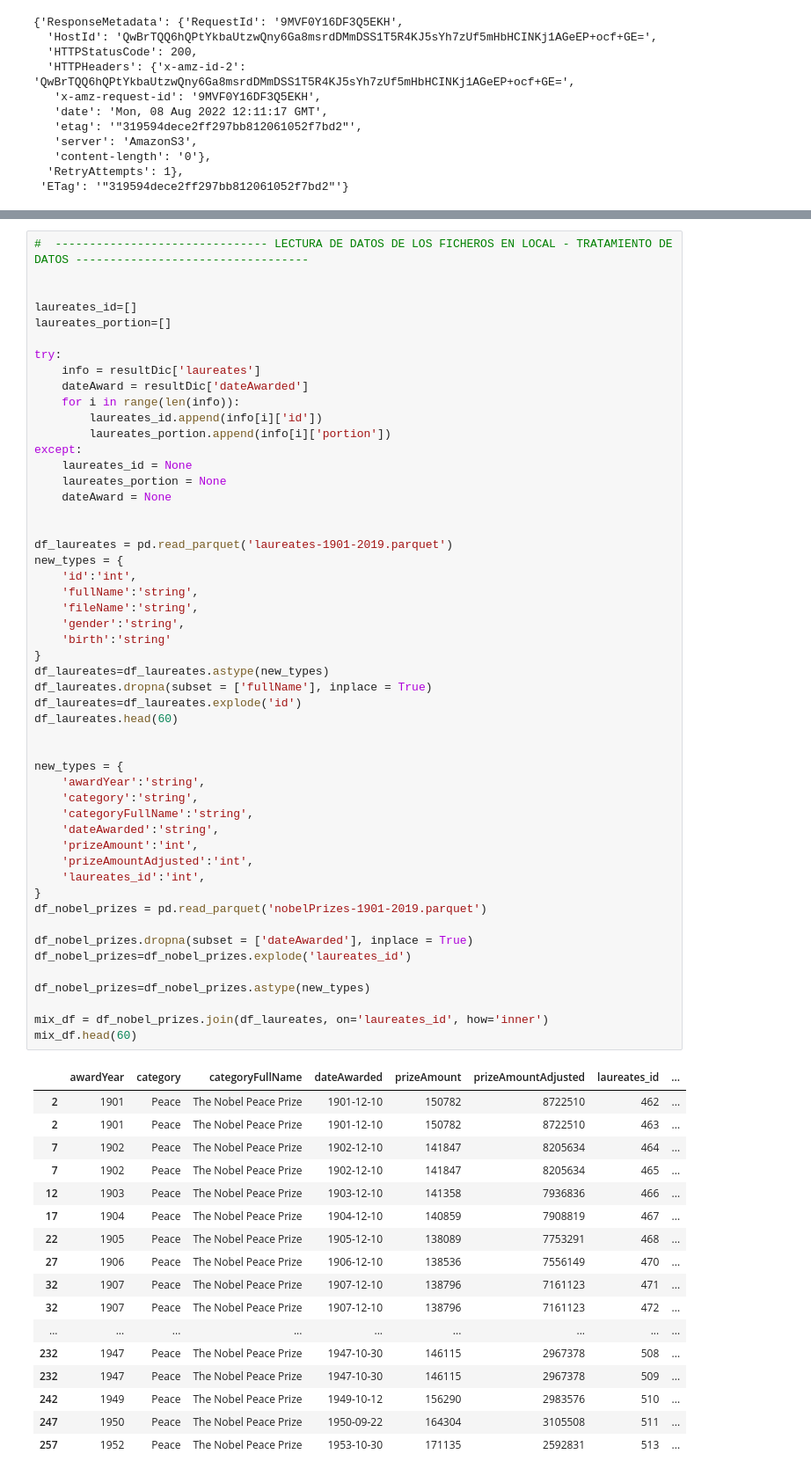
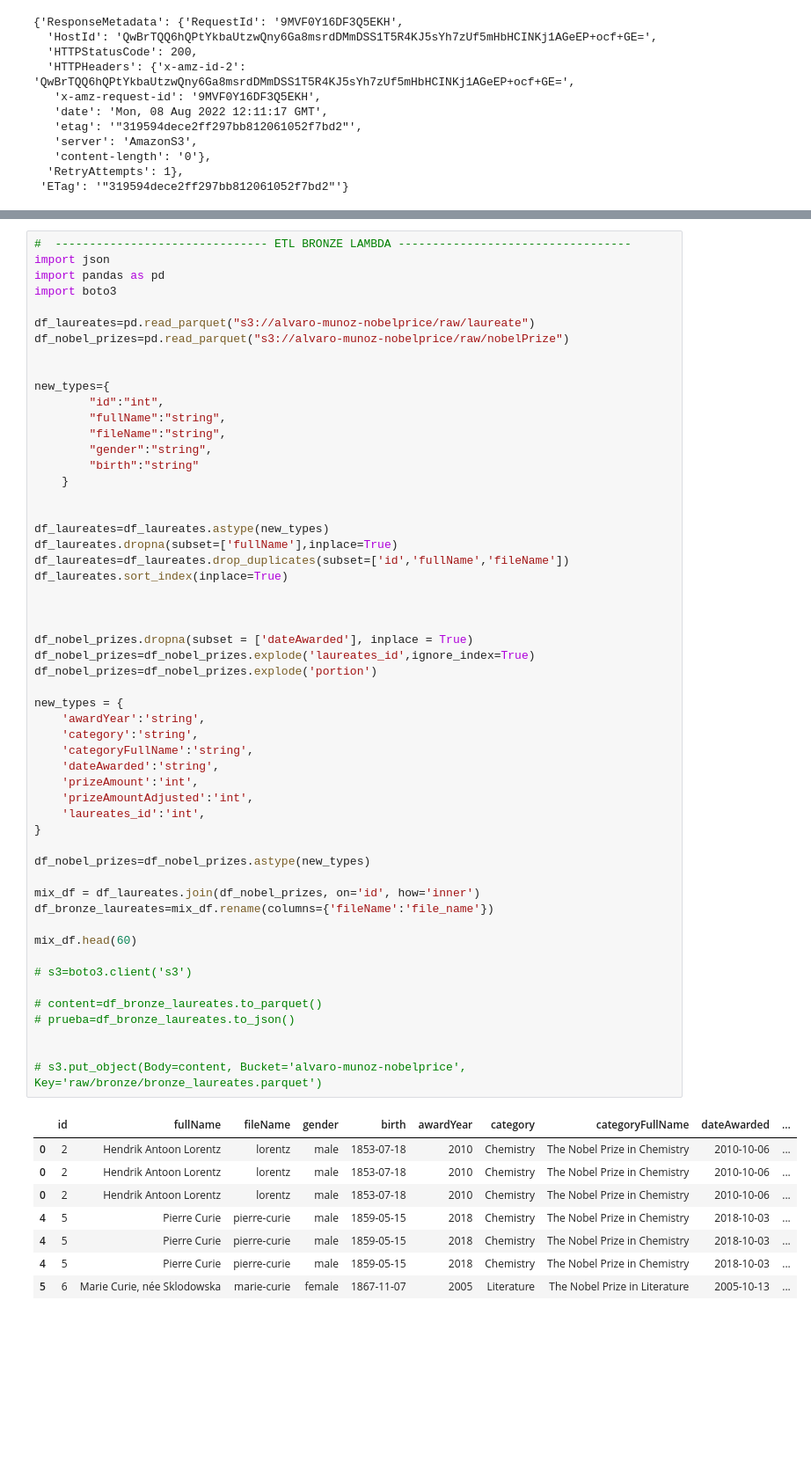
Before and after one commit to fermatrix/mc2-m13-capstone-fermatrix, a Jupyter notebook: Steven/testing.ipynb, the cells around one changed output, grey strips where cells are left out. Shown: that part at 88% size. Cells and saved outputs as stored; diff of their text form; blank space fills up the shorter version.

```diff
--- a/Steven/testing.ipynb
+++ b/Steven/testing.ipynb
@@ -138,69 +125,63 @@ df_nobel_s3.head(60)
 # %%
-#  ------------------------------- LECTURA DE DATOS DE LOS FICHEROS EN LOCAL - TRATAMIENTO DE DATOS ----------------------------------
+#  ------------------------------- ETL BRONZE LAMBDA ----------------------------------
+import json
+import pandas as pd
+import boto3
+
+df_laureates=pd.read_parquet("s3://alvaro-munoz-nobelprice/raw/laureate")
+df_nobel_prizes=pd.read_parquet("s3://alvaro-munoz-nobelprice/raw/nobelPrize")
 
 
-laureates_id=[]
-laureates_portion=[]
-
-try:
-    info = resultDic['laureates']
-    dateAward = resultDic['dateAwarded']
-    for i in range(len(info)):
-        laureates_id.append(info[i]['id'])
-        laureates_portion.append(info[i]['portion'])
-except:
-    laureates_id = None
-    laureates_portion = None
-    dateAward = None
+new_types={
+        "id":"int",
+        "fullName":"string",
+        "fileName":"string",
+        "gender":"string",
+        "birth":"string"
+    }
 
 
-df_laureates = pd.read_parquet('laureates-1901-2019.parquet')
-new_types = {
-    'id':'int',
-    'fullName':'string',
-    'fileName':'string',
-    'gender':'string',
-    'birth':'string'
-}
 df_laureates=df_laureates.astype(new_types)
-df_laureates.dropna(subset = ['fullName'], inplace = True)
-df_laureates=df_laureates.explode('id')
-df_laureates.head(60)
+df_laureates.dropna(subset=['fullName'],inplace=True)
+df_laureates=df_laureates.drop_duplicates(subset=['id','fullName','fileName'])
+df_laureates.sort_index(inplace=True)
 
+
+
+df_nobel_prizes.dropna(subset = ['dateAwarded'], inplace = True)
+df_nobel_prizes=df_nobel_prizes.explode('laureates_id',ignore_index=True)
+df_nobel_prizes=df_nobel_prizes.explode('portion')
 
 new_types = {
     'awardYear':'string',
     'category':'string',
     'categoryFullName':'string',
     'dateAwarded':'string',
     'prizeAmount':'int',
     'prizeAmountAdjusted':'int',
     'laureates_id':'int',
 }
-df_nobel_prizes = pd.read_parquet('nobelPrizes-1901-2019.parquet')
-
-df_nobel_prizes.dropna(subset = ['dateAwarded'], inplace = True)
-df_nobel_prizes=df_nobel_prizes.explode('laureates_id')
 
 df_nobel_prizes=df_nobel_prizes.astype(new_types)
 
-mix_df = df_nobel_prizes.join(df_laureates, on='laureates_id', how='inner')
+mix_df = df_laureates.join(df_nobel_prizes, on='id', how='inner')
+df_bronze_laureates=mix_df.rename(columns={'fileName':'file_name'})
+
 mix_df.head(60)
+
+# s3=boto3.client('s3')
+
+# content=df_bronze_laureates.to_parquet()
+# prueba=df_bronze_laureates.to_json()
+
+
+# s3.put_object(Body=content, Bucket='alvaro-munoz-nobelprice', Key='raw/bronze/bronze_laureates.parquet')
 # %% [output]
-|  | awardYear | category | categoryFullName | dateAwarded | prizeAmount | prizeAmountAdjusted | laureates_id | ... |
-| 2 | 1901 | Peace | The Nobel Peace Prize | 1901-12-10 | 150782 | 8722510 | 462 | ... |
-| 2 | 1901 | Peace | The Nobel Peace Prize | 1901-12-10 | 150782 | 8722510 | 463 | ... |
-| 7 | 1902 | Peace | The Nobel Peace Prize | 1902-12-10 | 141847 | 8205634 | 464 | ... |
-| 7 | 1902 | Peace | The Nobel Peace Prize | 1902-12-10 | 141847 | 8205634 | 465 | ... |
-| 12 | 1903 | Peace | The Nobel Peace Prize | 1903-12-10 | 141358 | 7936836 | 466 | ... |
-| 17 | 1904 | Peace | The Nobel Peace Prize | 1904-12-10 | 140859 | 7908819 | 467 | ... |
-| 22 | 1905 | Peace | The Nobel Peace Prize | 1905-12-10 | 138089 | 7753291 | 468 | ... |
-| 27 | 1906 | Peace | The Nobel Peace Prize | 1906-12-10 | 138536 | 7556149 | 470 | ... |
-| 32 | 1907 | Peace | The Nobel Peace Prize | 1907-12-10 | 138796 | 7161123 | 471 | ... |
-| 32 | 1907 | Peace | The Nobel Peace Prize | 1907-12-10 | 138796 | 7161123 | 472 | ... |
-| ... | ... | ... | ... | ... | ... | ... | ... | ... |
-| 232 | 1947 | Peace | The Nobel Peace Prize | 1947-10-30 | 146115 | 2967378 | 508 | ... |
-| 232 | 1947 | Peace | The Nobel Peace Prize | 1947-10-30 | 146115 | 2967378 | 509 | ... |
-| 242 | 1949 | Peace | The Nobel Peace Prize | 1949-10-12 | 156290 | 2983576 | 510 | ... |
-| 247 | 1950 | Peace | The Nobel Peace Prize | 1950-09-22 | 164304 | 3105508 | 511 | ... |
-| 257 | 1952 | Peace | The Nobel Peace Prize | 1953-10-30 | 171135 | 2592831 | 513 | ... |
+|  | id | fullName | fileName | gender | birth | awardYear | category | categoryFullName | dateAwarded | ... |
+| 0 | 2 | Hendrik Antoon Lorentz | lorentz | male | 1853-07-18 | 2010 | Chemistry | The Nobel Prize in Chemistry | 2010-10-06 | ... |
+| 0 | 2 | Hendrik Antoon Lorentz | lorentz | male | 1853-07-18 | 2010 | Chemistry | The Nobel Prize in Chemistry | 2010-10-06 | ... |
+| 0 | 2 | Hendrik Antoon Lorentz | lorentz | male | 1853-07-18 | 2010 | Chemistry | The Nobel Prize in Chemistry | 2010-10-06 | ... |
+| 4 | 5 | Pierre Curie | pierre-curie | male | 1859-05-15 | 2018 | Chemistry | The Nobel Prize in Chemistry | 2018-10-03 | ... |
+| 4 | 5 | Pierre Curie | pierre-curie | male | 1859-05-15 | 2018 | Chemistry | The Nobel Prize in Chemistry | 2018-10-03 | ... |
+| 4 | 5 | Pierre Curie | pierre-curie | male | 1859-05-15 | 2018 | Chemistry | The Nobel Prize in Chemistry | 2018-10-03 | ... |
+| 5 | 6 | Marie Curie, née Sklodowska | marie-curie | female | 1867-11-07 | 2005 | Literature | The Nobel Prize in Literature | 2005-10-13 | ... |
```
Also changed, not shown: parts of 5 cells of this notebook, 3 other files.
